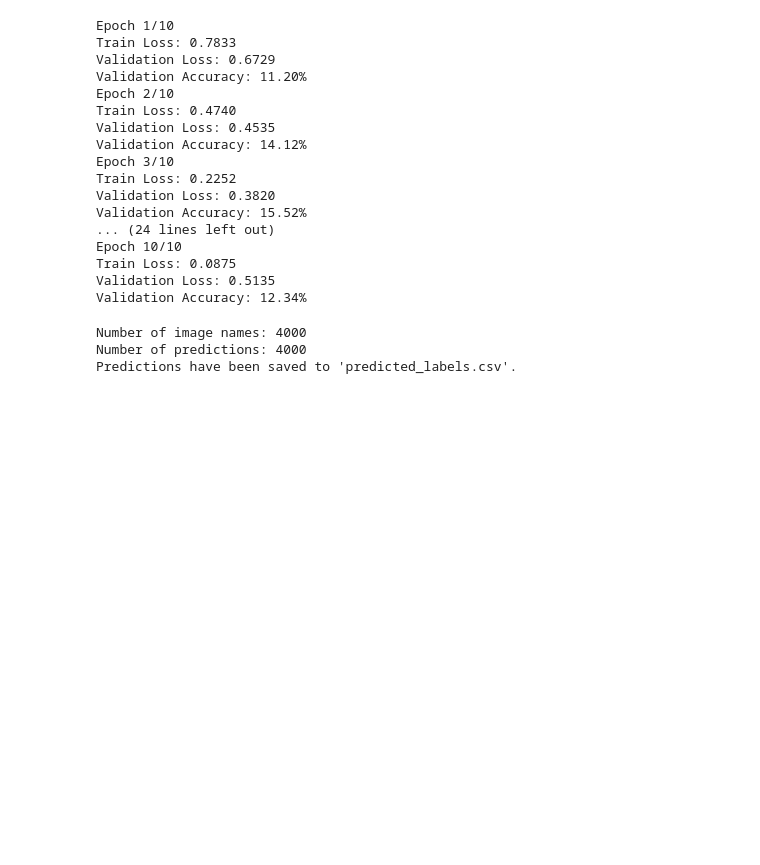
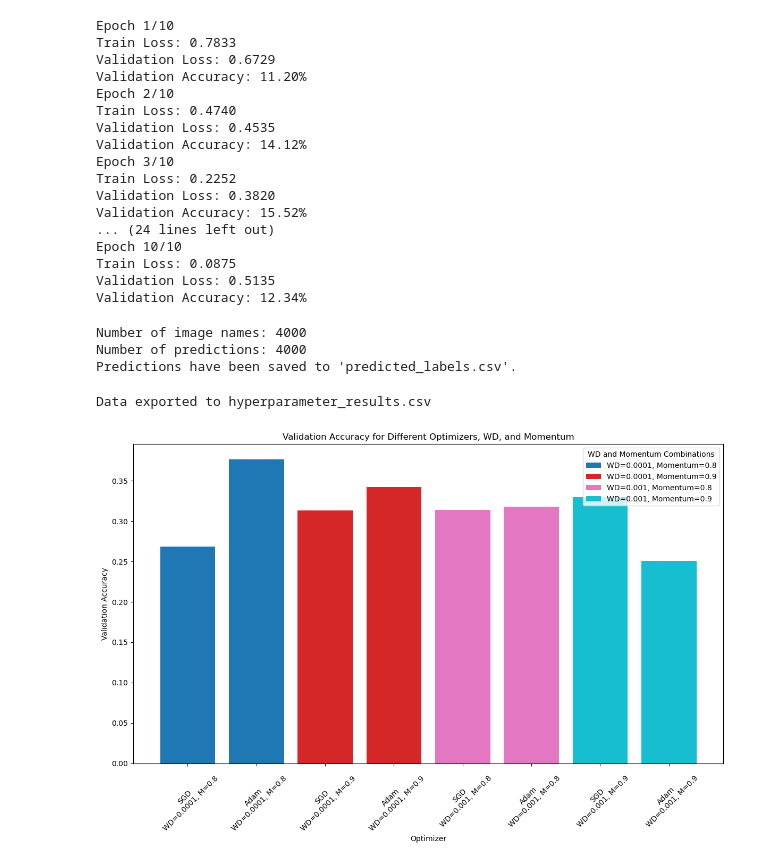
Before and after one commit to christinaperdue/AML2024-Feather-in-Focus, a Jupyter notebook: christinatries.ipynb, the cells around one changed output. Cells and saved outputs as stored; diff of their text form; code cells hidden in the pictures; blank space fills up the shorter version.

```diff
--- a/christinatries.ipynb
+++ b/christinatries.ipynb
@@ -340,3 +340,75 @@ else:
 Number of image names: 4000
 Number of predictions: 4000
 Predictions have been saved to 'predicted_labels.csv'.
+# %%
+import csv
+
+# Data: structured as a list of dictionaries for each combination
+data = [
+    {"LR": 0.001, "Batch Size": 32, "Optimizer": "SGD", "WD": 0.0001, "Momentum": 0.8,
+     "Epoch": 5, "Loss": 122.02611058950424, "Val Accuracy": 0.2684478371501272},
+    {"LR": 0.001, "Batch Size": 32, "Optimizer": "SGD", "WD": 0.0001, "Momentum": 0.9,
+     "Epoch": 5, "Loss": 12.743182748556137, "Val Accuracy": 0.31297709923664124},
+    {"LR": 0.001, "Batch Size": 32, "Optimizer": "SGD", "WD": 0.001, "Momentum": 0.8,
+     "Epoch": 5, "Loss": 8.090025622397661, "Val Accuracy": 0.3142493638676845},
+    {"LR": 0.001, "Batch Size": 32, "Optimizer": "SGD", "WD": 0.001, "Momentum": 0.9,
+     "Epoch": 5, "Loss": 4.948834724724293, "Val Accuracy": 0.32951653944020354},
+    {"LR": 0.001, "Batch Size": 32, "Optimizer": "Adam", "WD": 0.0001, "Momentum": 0.8,
+     "Epoch": 5, "Loss": 54.54459173977375, "Val Accuracy": 0.37659033078880405},
+    {"LR": 0.001, "Batch Size": 32, "Optimizer": "Adam", "WD": 0.0001, "Momentum": 0.9,
+     "Epoch": 5, "Loss": 21.184185605496168, "Val Accuracy": 0.3422391857506361},
+    {"LR": 0.001, "Batch Size": 32, "Optimizer": "Adam", "WD": 0.001, "Momentum": 0.8,
+     "Epoch": 5, "Loss": 21.73064725846052, "Val Accuracy": 0.31806615776081426},
+    {"LR": 0.001, "Batch Size": 32, "Optimizer": "Adam", "WD": 0.001, "Momentum": 0.9,
+     "Epoch": 5, "Loss": 42.05024766176939, "Val Accuracy": 0.2506361323155216},
+]
+
+# Output file path
+output_file = 'hyperparameter_results.csv'
+
+# Write data to CSV
+with open(output_file, mode='w', newline='') as file:
+    writer = csv.DictWriter(file, fieldnames=data[0].keys())
+    writer.writeheader()  # Write column headers
+    writer.writerows(data)  # Write data rows
+
+print(f"Data exported to {output_file}")
+# %% [output]
+Data exported to hyperparameter_results.csv
+# %%
+import pandas as pd
+import matplotlib.pyplot as plt
+
+# Read the CSV
+df = pd.read_csv('hyperparameter_results.csv')
+
+# Filter the data for Batch Size = 32
+filtered_df = df[df['Batch Size'] == 32]
+
+# Unique combinations of Weight Decay (WD) and Momentum
+wd_momentum_combinations = filtered_df[['WD', 'Momentum']].drop_duplicates()
+
+# Create a single figure
+plt.figure(figsize=(12, 8))
+
+# Define a color map
+colors = plt.cm.get_cmap('tab10', len(wd_momentum_combinations))
+
+# Iterate through each combination of WD and Momentum
+for idx, (wd, momentum) in enumerate(wd_momentum_combinations.itertuples(index=False)):
+    # Filter data for the specific combination
+    subset = filtered_df[(filtered_df['WD'] == wd) & (filtered_df['Momentum'] == momentum)]
+
+    # Plot for each Optimizer
+    plt.bar(subset['Optimizer'] + f"\nWD={wd}, M={momentum}", subset['Val Accuracy'], color=colors(idx), label=f"WD={wd}, Momentum={momentum}")
+
+# Customize the plot
+plt.title("Validation Accuracy for Different Optimizers, WD, and Momentum")
+plt.xlabel('Optimizer')
+plt.ylabel('Validation Accuracy')
+plt.xticks(rotation=45)
+plt.legend(title="WD and Momentum Combinations")
+plt.tight_layout()
+plt.show()
+# %% [output]
+[figure, added]
```
Also changed, not shown: 2 other files.
